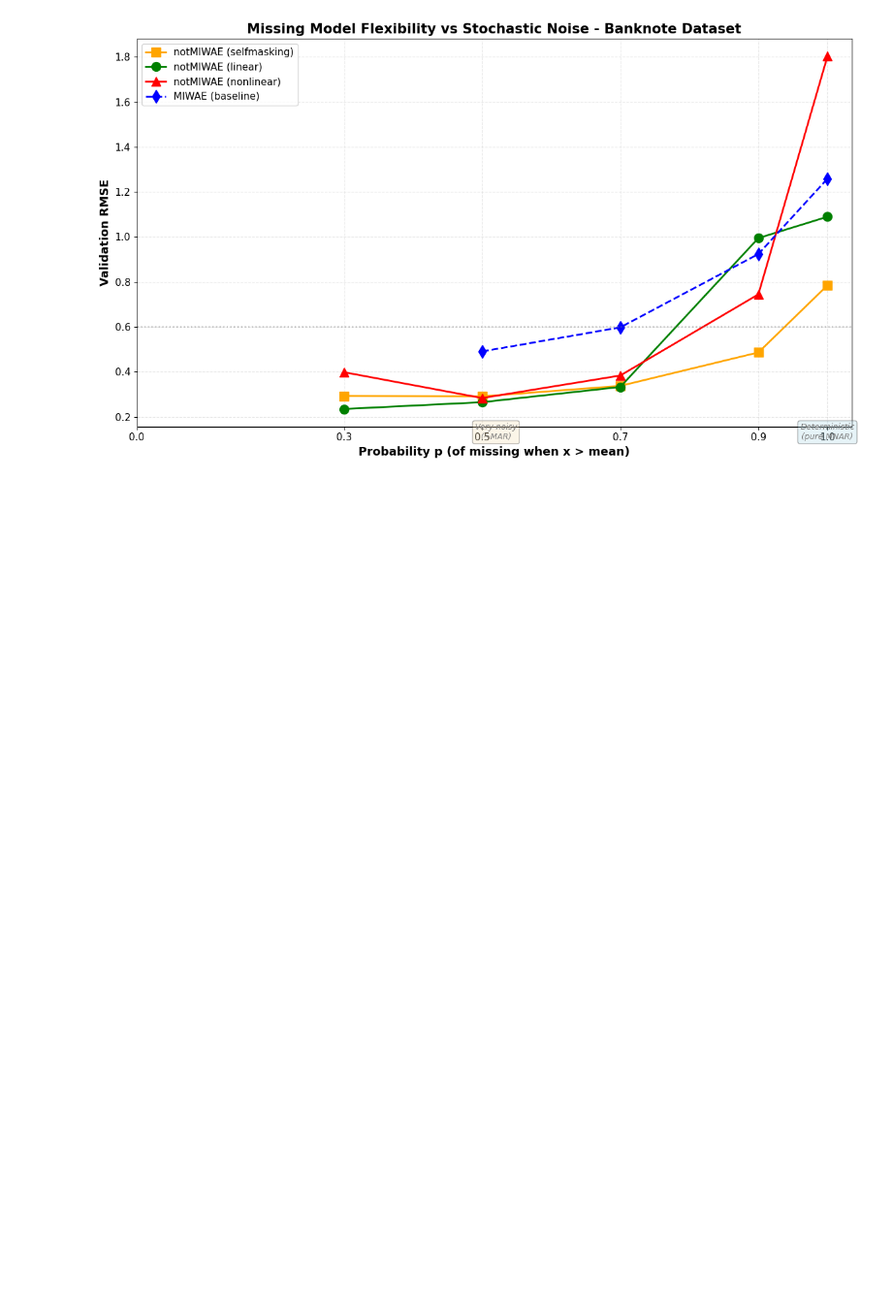
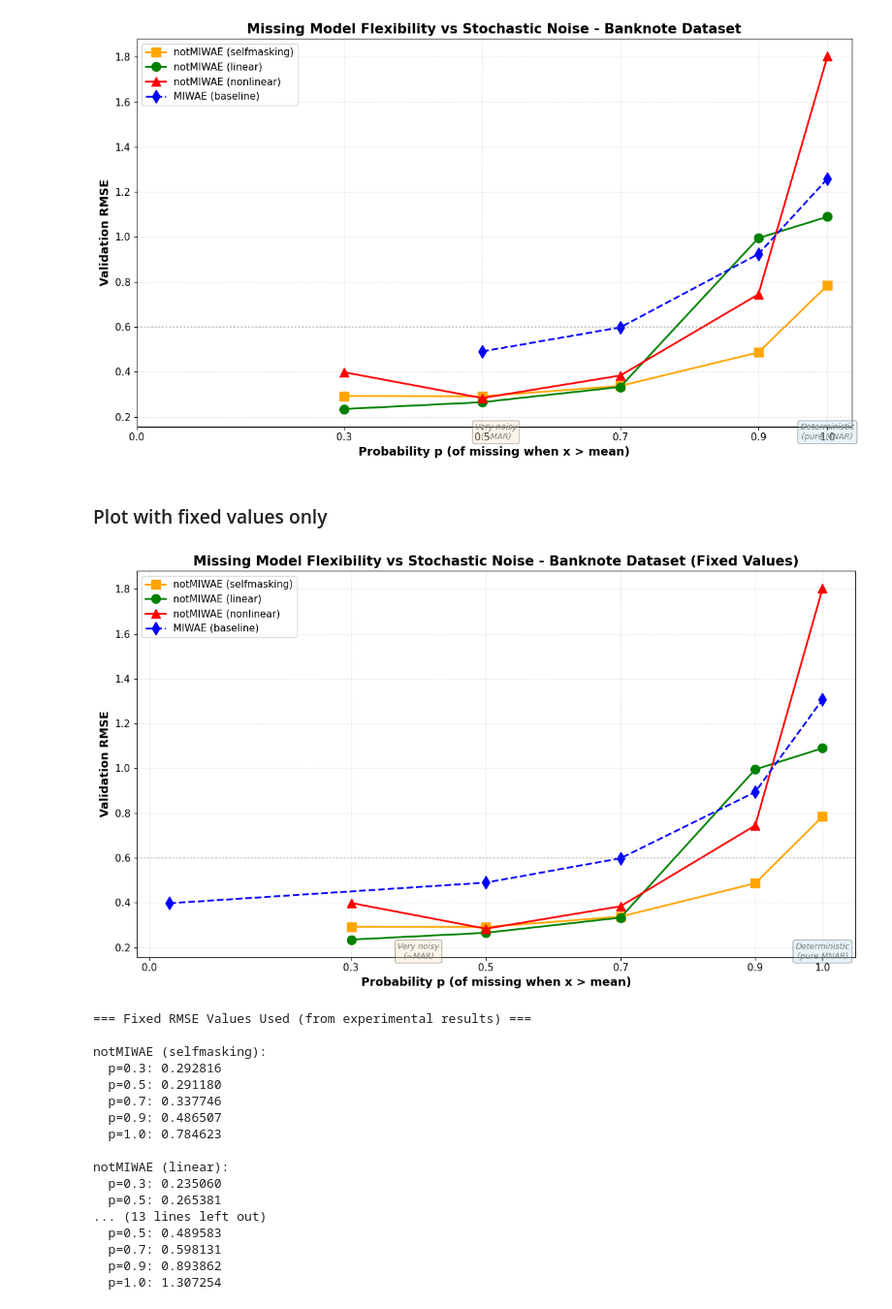
Before and after one commit to VincentGefflaut/notMIWAE-project, a Jupyter notebook: reproduce_table.ipynb, the cells around one changed output. Shown at 97% size. Saved outputs shown, nothing was run; the diff lists cells and outputs as text; code cells hidden in the pictures; blank space fills up the shorter version.

Commit message:
plot w fixed values

```diff
--- a/reproduce_table.ipynb
+++ b/reproduce_table.ipynb
@@ -1341,3 +1341,82 @@ plt.tight_layout()
 plt.show()
 # %% [output]
 [figure]
+# %% [markdown]
+### Plot with fixed values only
+# %%
+import matplotlib.pyplot as plt
+import numpy as np
+
+selfmasking_results = {0.3: 0.292816, 0.5: 0.291180, 0.7: 0.337746, 0.9: 0.486507, 1.0: 0.784623}
+linear_results = {0.3: 0.235060, 0.5: 0.265381, 0.7: 0.333065, 0.9: 0.994674, 1.0: 1.089557}
+nonlinear_results = {0.3: 0.398629, 0.5: 0.283718, 0.7: 0.383842, 0.9: 0.744631, 1.0: 1.802237}
+miwae_results = {0.03: 0.397265, 0.5: 0.489583, 0.7: 0.598131, 0.9: 0.893862, 1.0: 1.307254}
+
+P_VALUES = [0.0, 0.3, 0.5, 0.7, 0.9, 1.0]
+
+plt.figure(figsize=(12, 7))
+
+# Plot each model using fixed values (skip NaN values at p=0.0)
+plt.plot(list(selfmasking_results.keys()), list(selfmasking_results.values()), 's-',
+         label='notMIWAE (selfmasking)', linewidth=2, markersize=10, color='orange')
+plt.plot(list(linear_results.keys()), list(linear_results.values()), 'o-',
+         label='notMIWAE (linear)', linewidth=2, markersize=10, color='green')
+plt.plot(list(nonlinear_results.keys()), list(nonlinear_results.values()), '^-',
+         label='notMIWAE (nonlinear)', linewidth=2, markersize=10, color='red')
+plt.plot(list(miwae_results.keys()), list(miwae_results.values()), 'd-',
+         label='MIWAE (baseline)', linewidth=2, markersize=10, color='blue', linestyle='--')
+
+plt.xlabel('Probability p (of missing when x > mean)', fontsize=13, fontweight='bold')
+plt.ylabel('Validation RMSE', fontsize=13, fontweight='bold')
+plt.title('Missing Model Flexibility vs Stochastic Noise - Banknote Dataset (Fixed Values)',
+          fontsize=15, fontweight='bold')
+plt.legend(fontsize=11, loc='best')
+plt.grid(True, alpha=0.3, linestyle='--')
+plt.xticks([0.0, 0.3, 0.5, 0.7, 0.9, 1.0], fontsize=11)
+plt.yticks(fontsize=11)
+
+# Add annotations
+plt.axhline(y=0.6, color='gray', linestyle=':', alpha=0.5)
+plt.text(0.4, 0.15, 'Very noisy\n(~MAR)', ha='center', fontsize=9,
+         style='italic', color='gray', bbox=dict(boxstyle='round', facecolor='wheat', alpha=0.3))
+plt.text(1.0, 0.15, 'Deterministic\n(pure MNAR)', ha='center', fontsize=9,
+         style='italic', color='gray', bbox=dict(boxstyle='round', facecolor='lightblue', alpha=0.3))
+
+plt.tight_layout()
+plt.show()
+
+print("\n=== Fixed RMSE Values Used (from experimental results) ===")
+print(f"\nnotMIWAE (selfmasking):")
+for p, rmse in sorted(selfmasking_results.items()):
+    print(f"  p={p}: {rmse:.6f}")
+
+print(f"\nnotMIWAE (linear):")
+for p, rmse in sorted(linear_results.items()):
+    print(f"  p={p}: {rmse:.6f}")
+
+print(f"\nnotMIWAE (nonlinear):")
+for p, rmse in sorted(nonlinear_results.items()):
+    print(f"  p={p}: {rmse:.6f}")
+
+print(f"\nMIWAE (baseline):")
+for p, rmse in sorted(miwae_results.items()):
+    print(f"  p={p}: {rmse:.6f}")
+# %% [output]
+[figure, added]
+=== Fixed RMSE Values Used (from experimental results) ===
+
+notMIWAE (selfmasking):
+  p=0.3: 0.292816
+  p=0.5: 0.291180
+  p=0.7: 0.337746
+  p=0.9: 0.486507
+  p=1.0: 0.784623
+
+notMIWAE (linear):
+  p=0.3: 0.235060
+  p=0.5: 0.265381
+... (13 lines left out)
+  p=0.5: 0.489583
+  p=0.7: 0.598131
+  p=0.9: 0.893862
+  p=1.0: 1.307254
```
